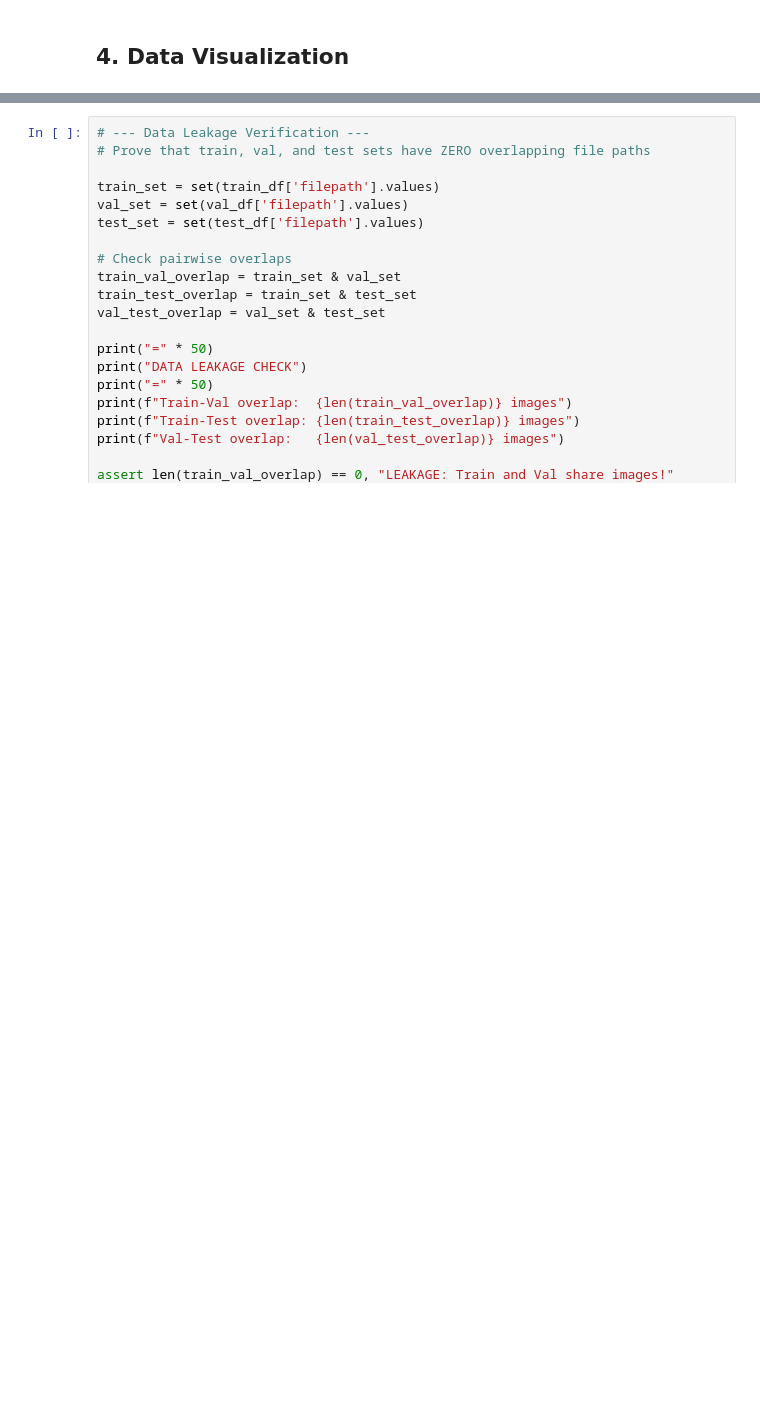
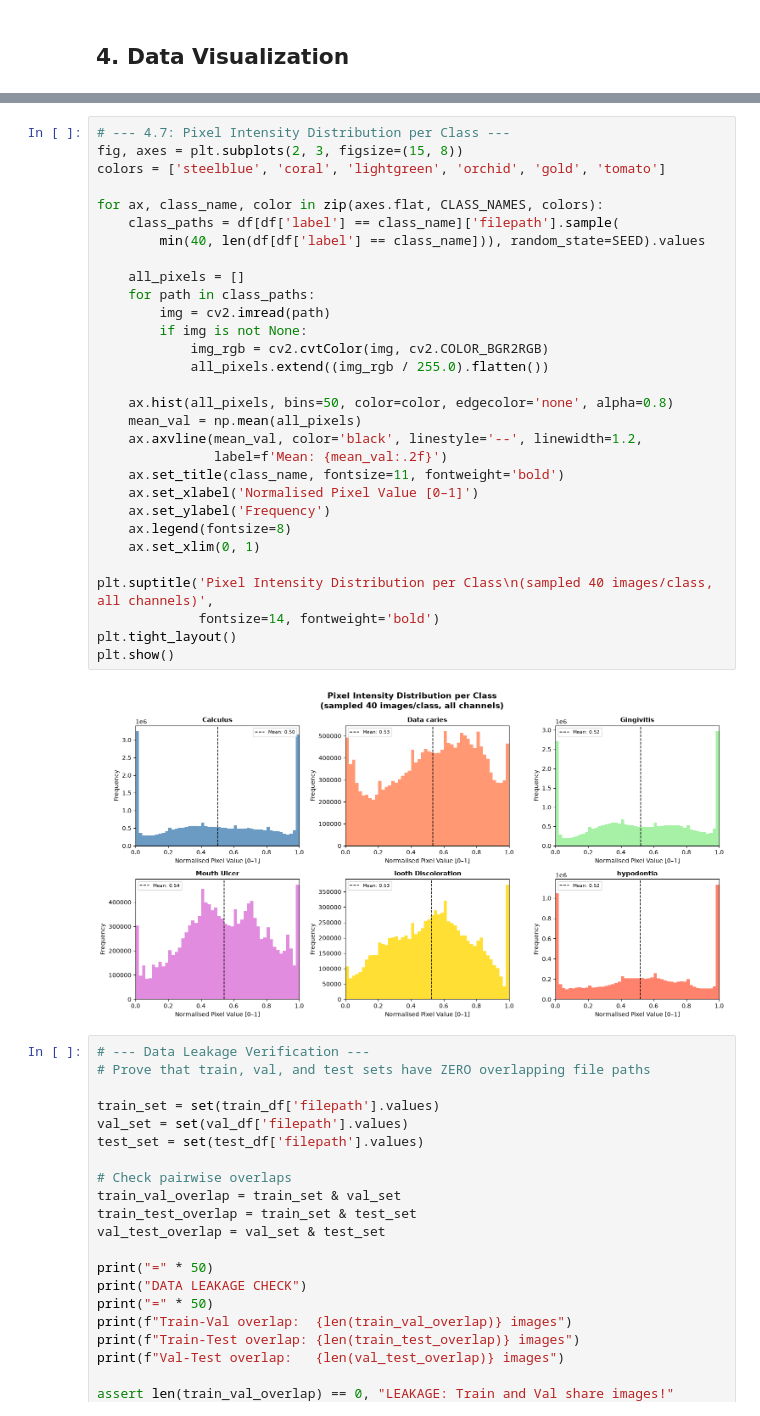
Before and after one commit to TsangDaXin/ODL, a Jupyter notebook: notebooks/01_eda.ipynb, the cells around one changed output, grey strips where cells are left out. Drawn from its saved outputs; the diff is of its cells as text; blank space fills up the shorter version.

```diff
--- a/notebooks/01_eda.ipynb
+++ b/notebooks/01_eda.ipynb
@@ -246,3 +341,35 @@ plt.show()
+# %%
+# --- 4.7: Pixel Intensity Distribution per Class ---
+fig, axes = plt.subplots(2, 3, figsize=(15, 8))
+colors = ['steelblue', 'coral', 'lightgreen', 'orchid', 'gold', 'tomato']
+
+for ax, class_name, color in zip(axes.flat, CLASS_NAMES, colors):
+    class_paths = df[df['label'] == class_name]['filepath'].sample(
+        min(40, len(df[df['label'] == class_name])), random_state=SEED).values
+
+    all_pixels = []
+    for path in class_paths:
+        img = cv2.imread(path)
+        if img is not None:
+            img_rgb = cv2.cvtColor(img, cv2.COLOR_BGR2RGB)
+            all_pixels.extend((img_rgb / 255.0).flatten())
+
+    ax.hist(all_pixels, bins=50, color=color, edgecolor='none', alpha=0.8)
+    mean_val = np.mean(all_pixels)
+    ax.axvline(mean_val, color='black', linestyle='--', linewidth=1.2,
+               label=f'Mean: {mean_val:.2f}')
+    ax.set_title(class_name, fontsize=11, fontweight='bold')
+    ax.set_xlabel('Normalised Pixel Value [0–1]')
+    ax.set_ylabel('Frequency')
+    ax.legend(fontsize=8)
+    ax.set_xlim(0, 1)
+
+plt.suptitle('Pixel Intensity Distribution per Class\n(sampled 40 images/class, all channels)',
+             fontsize=14, fontweight='bold')
+plt.tight_layout()
+plt.show()
+# %% [output]
+[figure, added]
 # %%
 # --- Data Leakage Verification ---
 # Prove that train, val, and test sets have ZERO overlapping file paths
```
Also changed, not shown: parts of 9 cells of this notebook, 5 other files.
